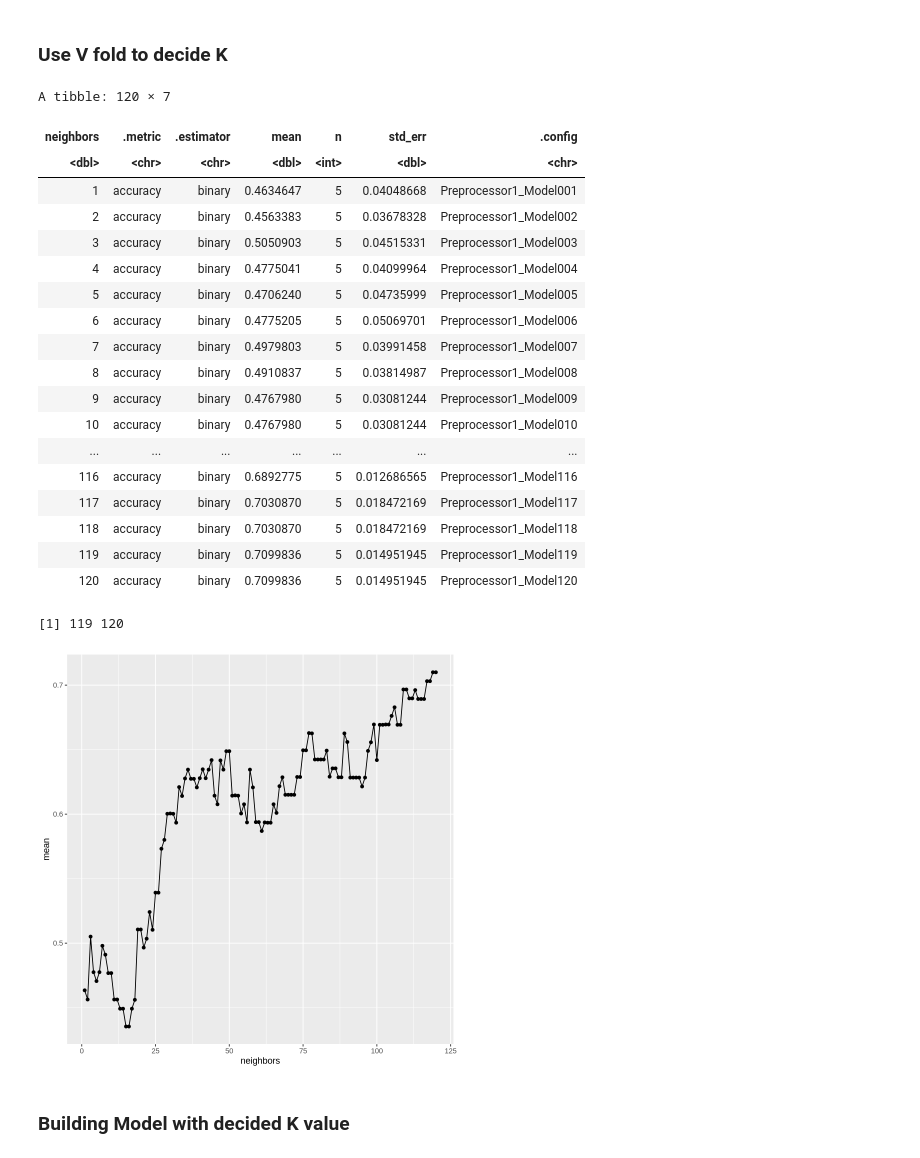
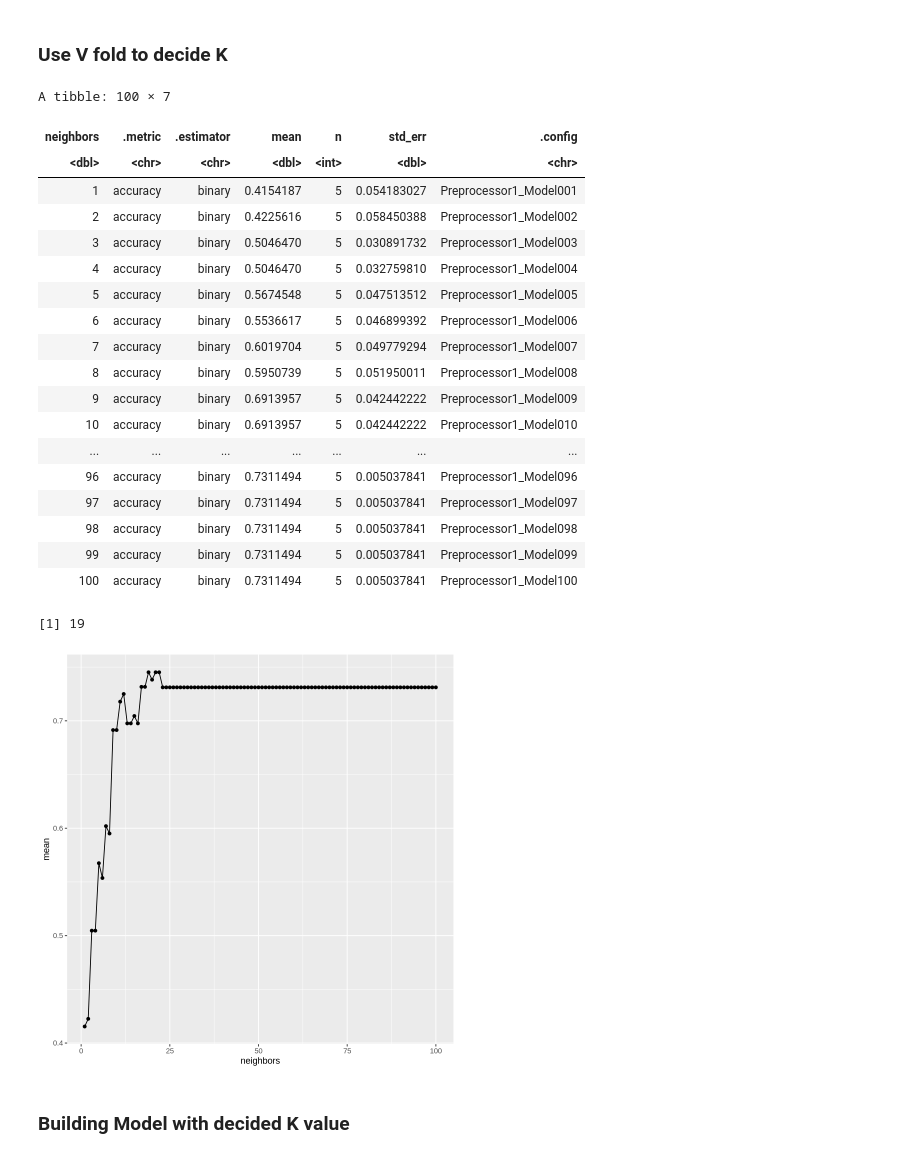
Before and after one commit to alanainvancouver-byte/DSCI100-Project_Group_Portion, a Jupyter notebook: Untitled.ipynb, the cells around one changed output. Drawn from its saved outputs; the diff is of its cells as text; code cells hidden in the pictures.

```diff
--- a/Untitled.ipynb
+++ b/Untitled.ipynb
@@ -66,12 +82,11 @@ knn_tune <- nearest_neighbor(weight_func = "rectangular", neighbors = tune())|>
 
 player_recipe <- recipe(subscribe ~ played_hours + Age, data = player_train)|>
                 step_scale(all_predictors())|>
-                step_center(all_predictors())|>
-                step_upsample(subscribe, over_ratio = 1, skip = TRUE)
+                step_center(all_predictors())
 
 player_vfold <- vfold_cv(player_train, v = 5, strata = subscribe)
 
-k_vals <- tibble(neighbors = seq(from = 1, to = 120, by = 1))
+k_vals <- tibble(neighbors = seq(from = 1, to = 100, by = 1))
 
 player_k_results <- workflow()|>
                     add_recipe(player_recipe)|>
@@ -81,41 +96,42 @@ player_k_results <- workflow()|>
 # %%
 player_k_accuracy <- player_k_results|>
                     filter(.metric == "accuracy")
-
-player_k_best <- player_k_results|>
-                    filter(.metric == "accuracy")|>
-                    slice_max(mean)|>
-                    pull(neighbors)
 
 player_k_accuracy_plot <- ggplot(player_k_accuracy, aes(x=neighbors, y= mean)) +
                         geom_point()+
                         geom_line()
 
+player_k_best <- player_k_results|>
+                    filter(.metric == "accuracy")|>
+                    arrange(desc(mean))|>
+                    slice(1)|>
+                    pull(neighbors)
+
 player_k_accuracy
 player_k_accuracy_plot
 player_k_best
 # %% [output]
-A tibble: 120 × 7
+A tibble: 100 × 7
 | neighbors | .metric | .estimator | mean | n | std_err | .config |
 | <dbl> | <chr> | <chr> | <dbl> | <int> | <dbl> | <chr> |
-| 1 | accuracy | binary | 0.4634647 | 5 | 0.04048668 | Preprocessor1_Model001 |
-| 2 | accuracy | binary | 0.4563383 | 5 | 0.03678328 | Preprocessor1_Model002 |
-| 3 | accuracy | binary | 0.5050903 | 5 | 0.04515331 | Preprocessor1_Model003 |
-| 4 | accuracy | binary | 0.4775041 | 5 | 0.04099964 | Preprocessor1_Model004 |
-| 5 | accuracy | binary | 0.4706240 | 5 | 0.04735999 | Preprocessor1_Model005 |
-| 6 | accuracy | binary | 0.4775205 | 5 | 0.05069701 | Preprocessor1_Model006 |
-| 7 | accuracy | binary | 0.4979803 | 5 | 0.03991458 | Preprocessor1_Model007 |
-| 8 | accuracy | binary | 0.4910837 | 5 | 0.03814987 | Preprocessor1_Model008 |
-| 9 | accuracy | binary | 0.4767980 | 5 | 0.03081244 | Preprocessor1_Model009 |
-| 10 | accuracy | binary | 0.4767980 | 5 | 0.03081244 | Preprocessor1_Model010 |
+| 1 | accuracy | binary | 0.4154187 | 5 | 0.054183027 | Preprocessor1_Model001 |
+| 2 | accuracy | binary | 0.4225616 | 5 | 0.058450388 | Preprocessor1_Model002 |
+| 3 | accuracy | binary | 0.5046470 | 5 | 0.030891732 | Preprocessor1_Model003 |
+| 4 | accuracy | binary | 0.5046470 | 5 | 0.032759810 | Preprocessor1_Model004 |
+| 5 | accuracy | binary | 0.5674548 | 5 | 0.047513512 | Preprocessor1_Model005 |
+| 6 | accuracy | binary | 0.5536617 | 5 | 0.046899392 | Preprocessor1_Model006 |
+| 7 | accuracy | binary | 0.6019704 | 5 | 0.049779294 | Preprocessor1_Model007 |
+| 8 | accuracy | binary | 0.5950739 | 5 | 0.051950011 | Preprocessor1_Model008 |
+| 9 | accuracy | binary | 0.6913957 | 5 | 0.042442222 | Preprocessor1_Model009 |
+| 10 | accuracy | binary | 0.6913957 | 5 | 0.042442222 | Preprocessor1_Model010 |
 | ... | ... | ... | ... | ... | ... | ... |
-| 116 | accuracy | binary | 0.6892775 | 5 | 0.012686565 | Preprocessor1_Model116 |
-| 117 | accuracy | binary | 0.7030870 | 5 | 0.018472169 | Preprocessor1_Model117 |
-| 118 | accuracy | binary | 0.7030870 | 5 | 0.018472169 | Preprocessor1_Model118 |
-| 119 | accuracy | binary | 0.7099836 | 5 | 0.014951945 | Preprocessor1_Model119 |
-| 120 | accuracy | binary | 0.7099836 | 5 | 0.014951945 | Preprocessor1_Model120 |
+| 96 | accuracy | binary | 0.7311494 | 5 | 0.005037841 | Preprocessor1_Model096 |
+| 97 | accuracy | binary | 0.7311494 | 5 | 0.005037841 | Preprocessor1_Model097 |
+| 98 | accuracy | binary | 0.7311494 | 5 | 0.005037841 | Preprocessor1_Model098 |
+| 99 | accuracy | binary | 0.7311494 | 5 | 0.005037841 | Preprocessor1_Model099 |
+| 100 | accuracy | binary | 0.7311494 | 5 | 0.005037841 | Preprocessor1_Model100 |
-[1] 119 120
+[1] 19
-[figure, old version]
+[figure, new version]
 # %% [markdown]
 ### Building Model with decided K value
 # %%
```
Also changed, not shown: parts of 4 cells of this notebook.
